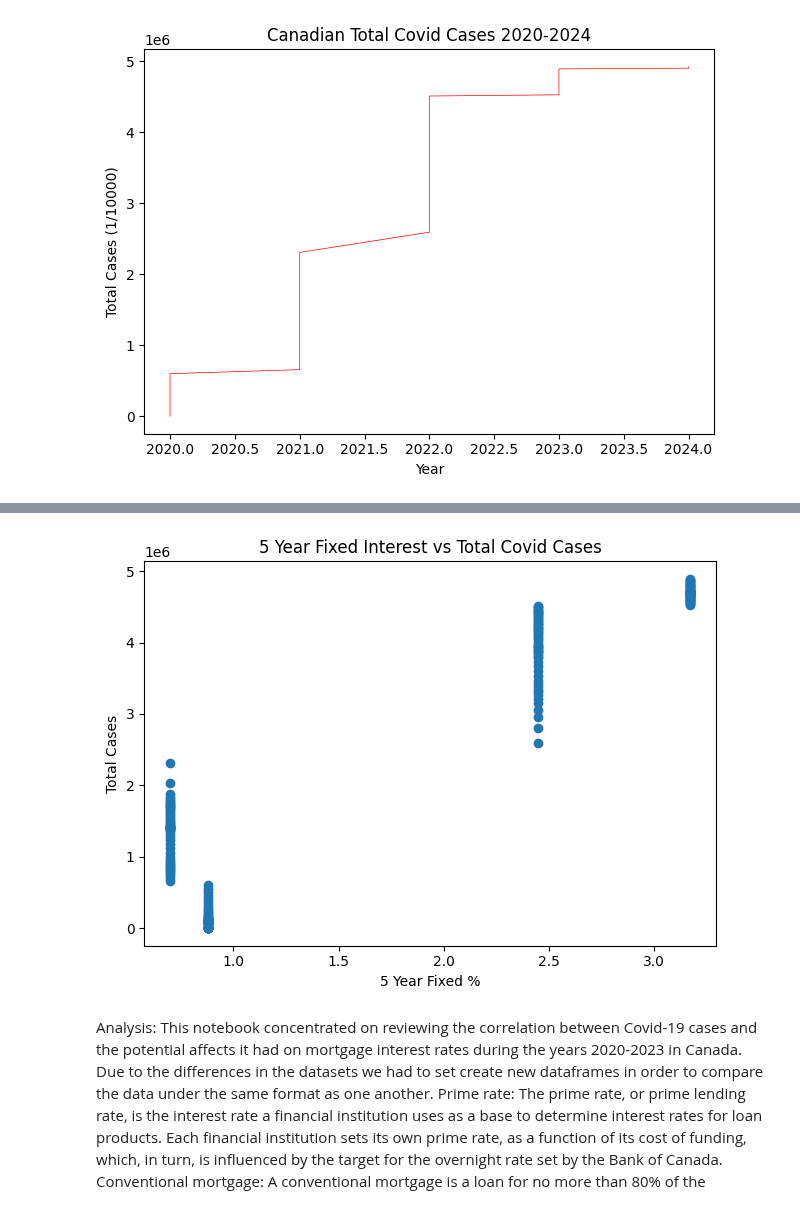
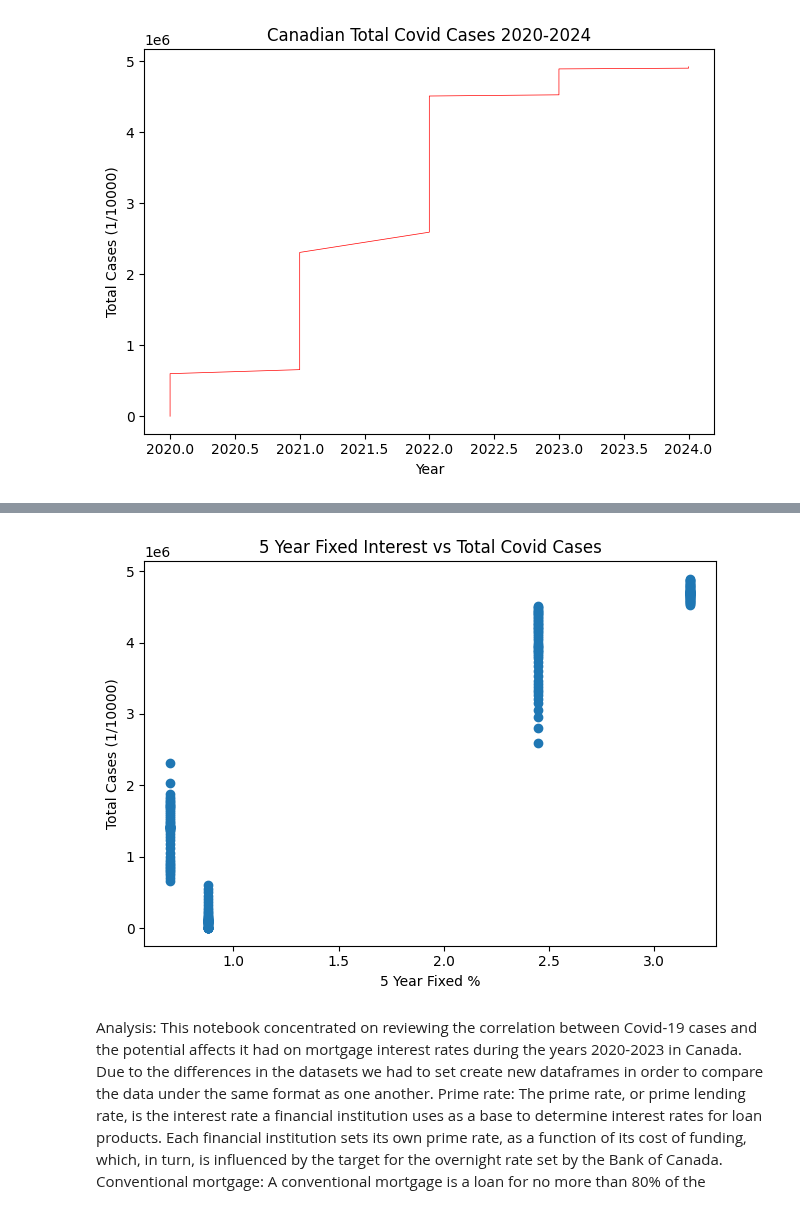
Before and after one commit to JasleenShergill/Covid-s-Effect-on-Real-Estate, a Jupyter notebook: interest_vs_infection_rate.ipynb, the cells around one changed output, grey strips where cells are left out. Saved outputs shown, nothing was run; the diff lists cells and outputs as text; code cells hidden in the pictures.

```diff
--- a/interest_vs_infection_rate.ipynb
+++ b/interest_vs_infection_rate.ipynb
@@ -17,7 +17,7 @@ import numpy as np
 # %%
 #Case Study Files
 int_rate_path = "Output/interest_rate_cleaned.csv"
-covid_case_path = "covid19_df.csv"
+covid_case_path = "Output/covid19_df.csv"
 # %%
 #Read the CSV Files
 int_rate = pd.read_csv(int_rate_path)
@@ -246,14 +246,14 @@ plt.show()
 # %%
 #Plotting 5 Year
 plt.scatter(clean_cov_int_rate_df.iloc[:,8],clean_cov_int_rate_df.iloc[:,12])
 plt.xlabel("5 Year Fixed %")
-plt.ylabel("Total Cases")
+plt.ylabel("Total Cases (1/10000)")
 plt.title("5 Year Fixed Interest vs Total Covid Cases")
 plt.tight_layout()
 plt.savefig("Output_data/5_Year_Fixed_vs_Total_Cases_scatterplot.png")
 plt.show()
 # %% [output]
-[figure, old version]
+[figure, new version]
 # %% [markdown]
 Analysis:
 This notebook concentrated on reviewing the correlation between Covid-19 cases and the potential affects it had on mortgage interest rates during the years 2020-2023 in Canada.
```
Also changed, not shown: parts of 1 cell of this notebook, 3 other files.
